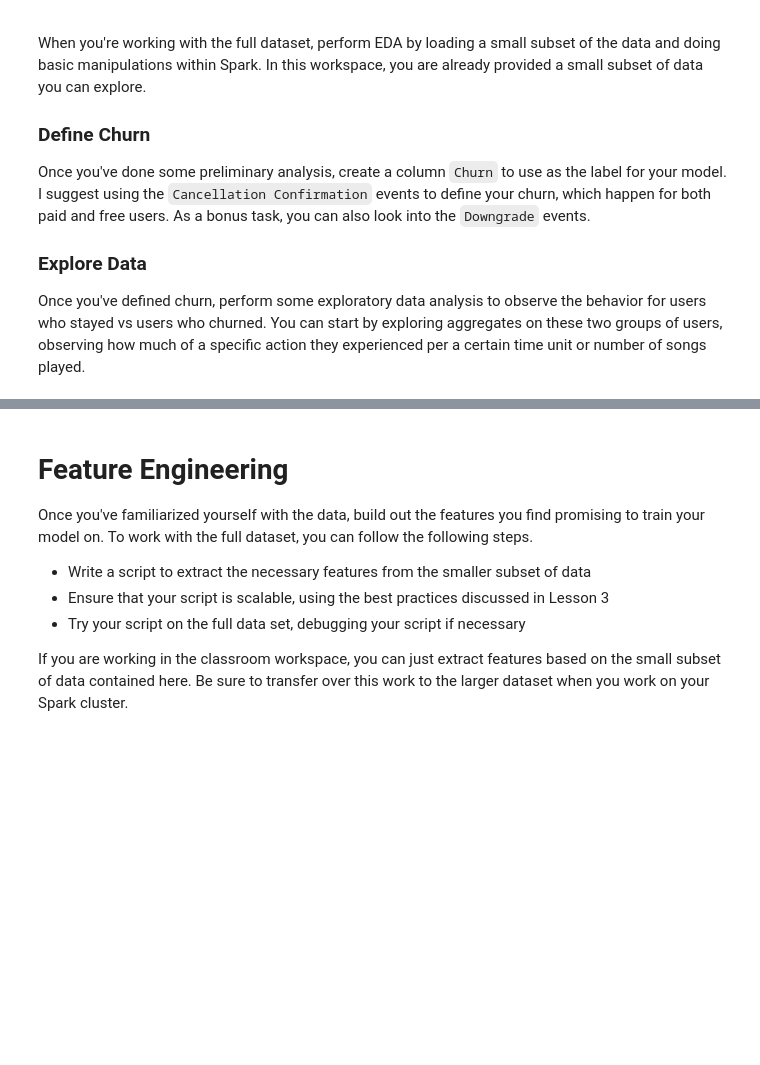
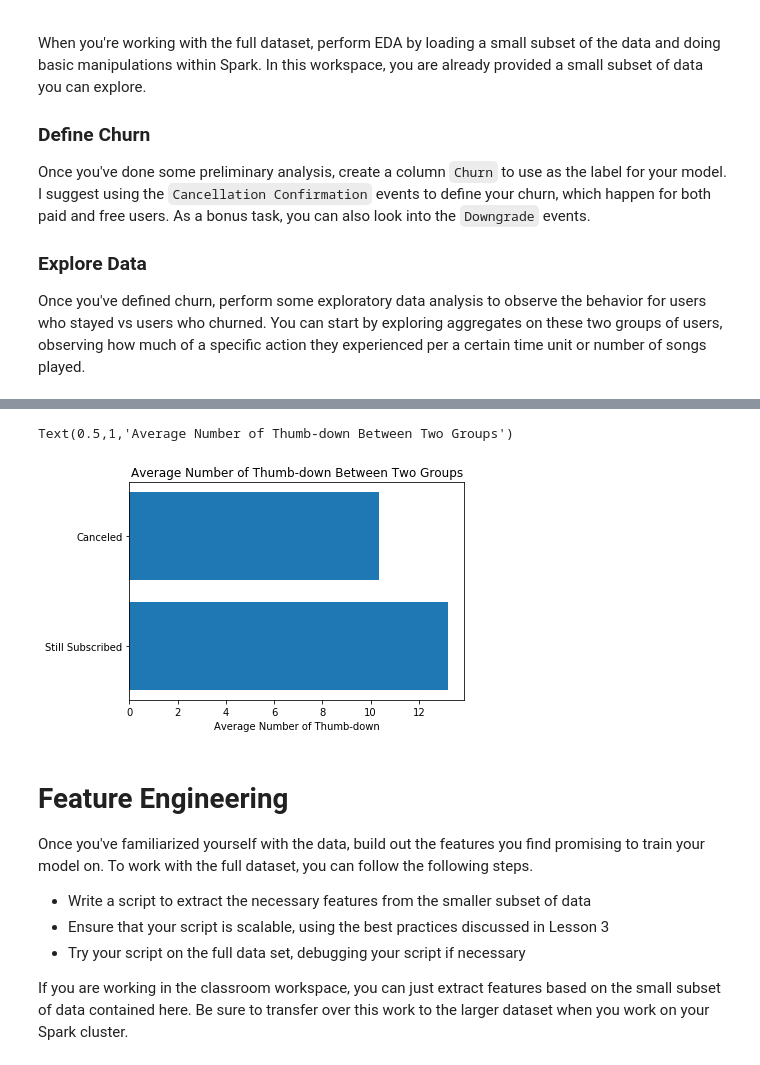
Before and after one commit to Mcamin/-User-Churn-Prediction, a Jupyter notebook: Sparkify.ipynb, the cells around one changed output, grey strips where cells are left out. Cells and saved outputs as stored; diff of their text form; code cells hidden in the pictures; blank space fills up the shorter version.

```diff
--- a/Sparkify.ipynb
+++ b/Sparkify.ipynb
@@ -51,3 +263,15 @@ Once you've defined churn, perform some exploratory data analysis to observe the
+# %%
+importances = [13.2258,10.3333]
+churn_d = ['Still Subscribed', 'Canceled']
+y_pos = np.arange(len(churn_d))
+
+plt.barh(y_pos, importances, align='center')
+plt.yticks(y_pos, churn_d)
+plt.xlabel('Average Number of Thumb-down')
+plt.title('Average Number of Thumb-down Between Two Groups')
+# %% [output]
+Text(0.5,1,'Average Number of Thumb-down Between Two Groups')
+[figure, added]
 # %% [markdown]
 # Feature Engineering
 Once you've familiarized yourself with the data, build out the features you find promising to train your model on. To work with the full dataset, you can follow the following steps.
```
Also changed, not shown: parts of 29 cells of this notebook.
